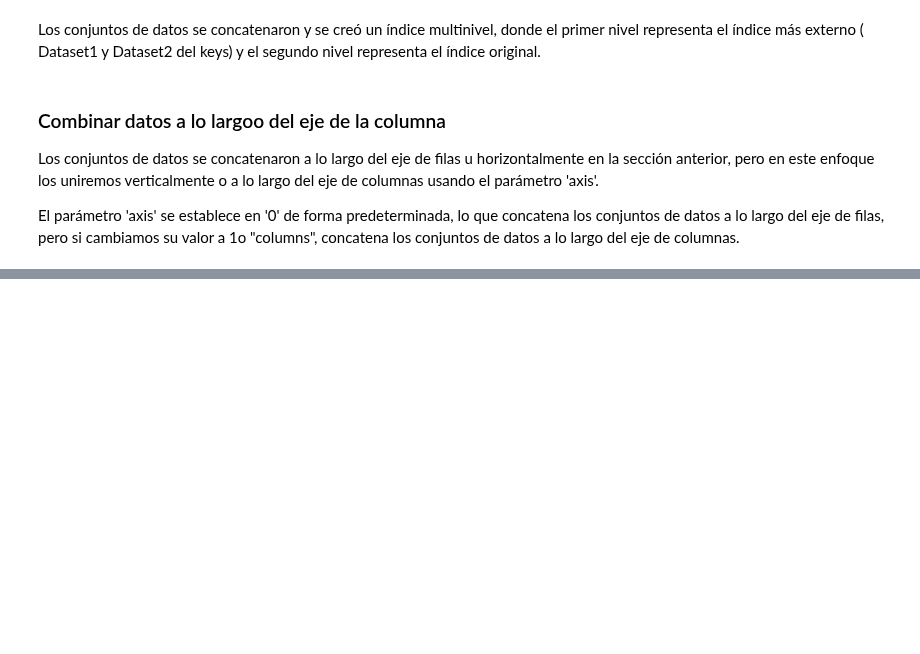
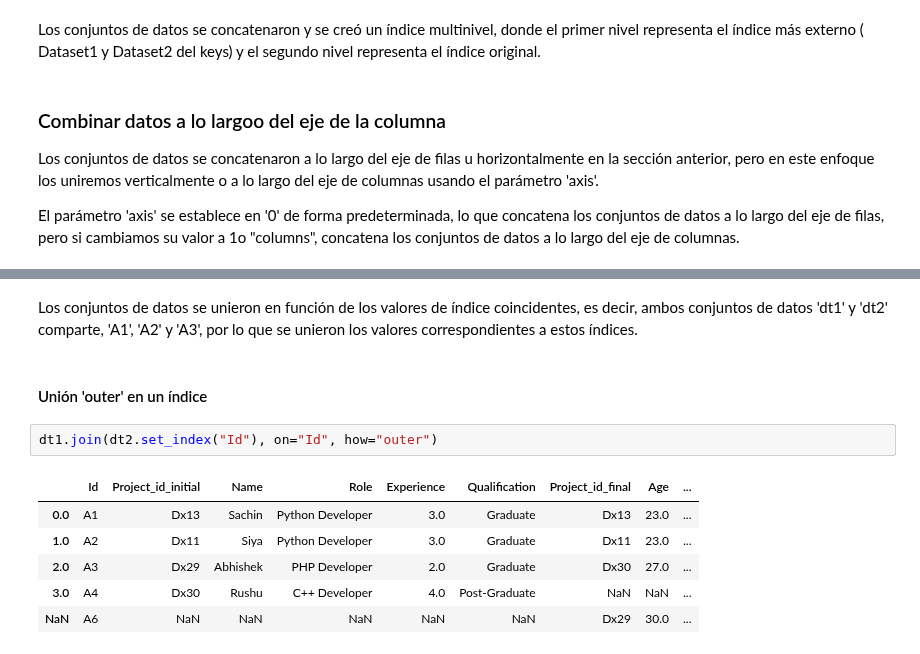
Before and after one commit to mizos0512/RPython, a Jupyter notebook: Notebooks/articulo_1.ipynb, the cells around one changed output, grey strips where cells are left out. Drawn from its saved outputs; the diff is of its cells as text; blank space fills up the shorter version.

```diff
--- a/Notebooks/articulo_1.ipynb
+++ b/Notebooks/articulo_1.ipynb
@@ -175,0 +429,13 @@ combine_vertically
+# %% [markdown]
+Los conjuntos de datos se unieron en función de los valores de índice coincidentes, es decir, ambos conjuntos de datos 'dt1' y 'dt2' comparte, 'A1', 'A2' y 'A3', por lo que se unieron los valores correspondientes a estos índices.
+# %% [markdown]
+#### Unión 'outer' en un índice
+# %%
+dt1.join(dt2.set_index("Id"), on="Id", how="outer")
+# %% [output]
+|  | Id | Project_id_initial | Name | Role | Experience | Qualification | Project_id_final | Age | ... |
+| 0.0 | A1 | Dx13 | Sachin | Python Developer | 3.0 | Graduate | Dx13 | 23.0 | ... |
+| 1.0 | A2 | Dx11 | Siya | Python Developer | 3.0 | Graduate | Dx11 | 23.0 | ... |
+| 2.0 | A3 | Dx29 | Abhishek | PHP Developer | 2.0 | Graduate | Dx30 | 27.0 | ... |
+| 3.0 | A4 | Dx30 | Rushu | C++ Developer | 4.0 | Post-Graduate | NaN | NaN | ... |
+| NaN | A6 | NaN | NaN | NaN | NaN | NaN | Dx29 | 30.0 | ... |
```
Also changed, not shown: parts of 56 cells of this notebook, 3 other files.
